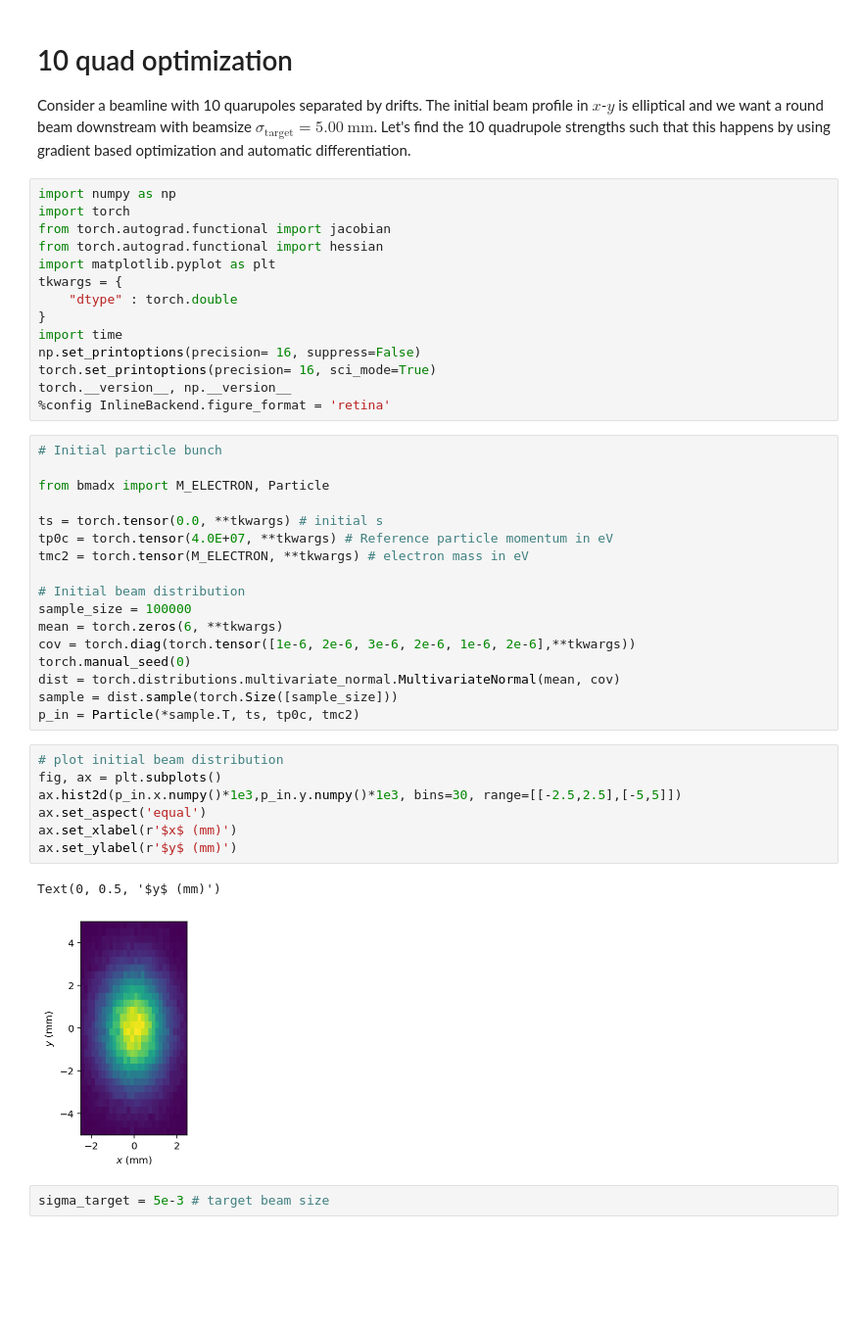
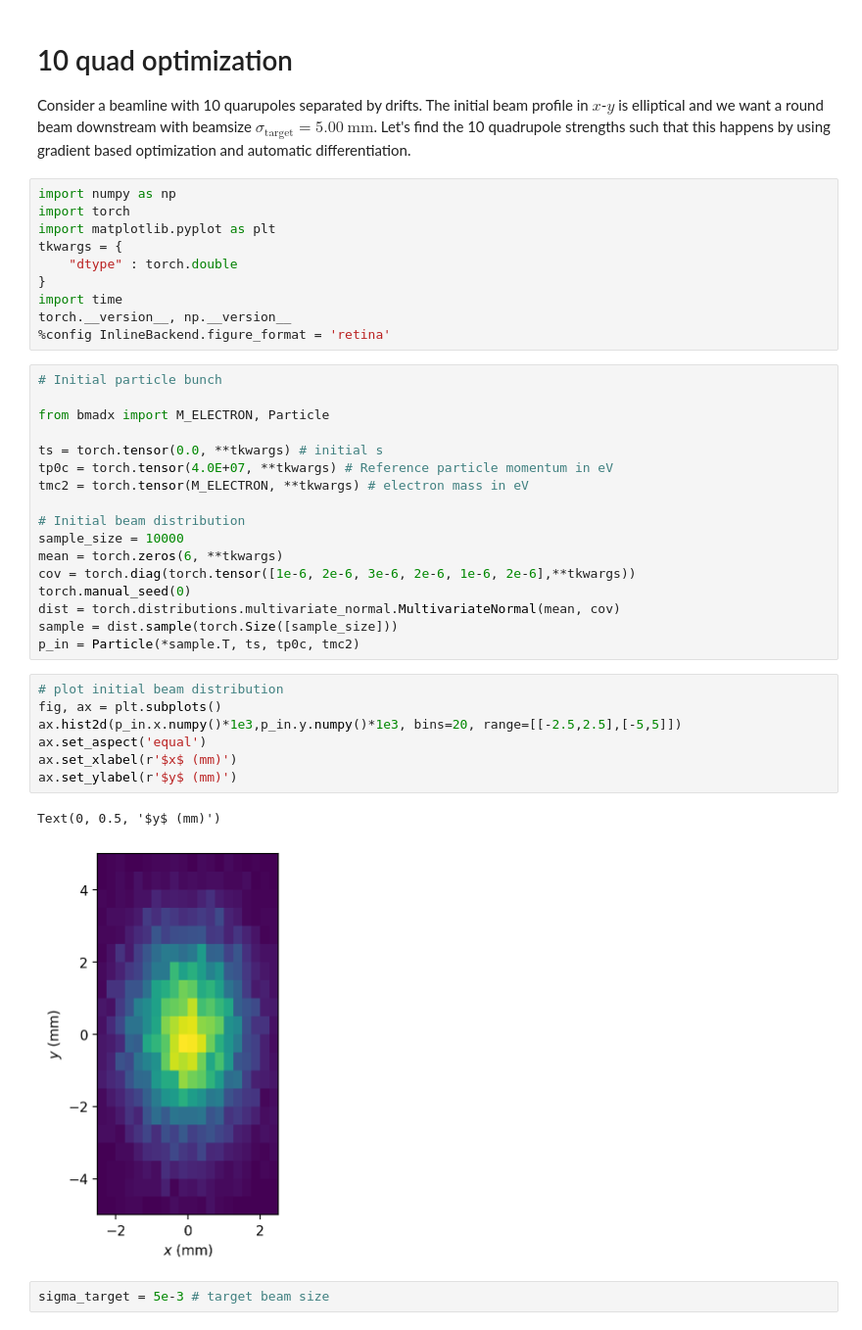
Before and after one commit to bmad-sim/Bmad-X, a Jupyter notebook: docs/examples/optimization/10-quad-optimization.ipynb, the cells around one changed output. Shown at 98% size. Cells and saved outputs as stored; diff of their text form; blank space fills up the shorter version.

```diff
--- a/docs/examples/optimization/10-quad-optimization.ipynb
+++ b/docs/examples/optimization/10-quad-optimization.ipynb
@@ -5,15 +5,11 @@ Consider a beamline with 10 quarupoles separated by drifts. The initial beam pro
 # %%
 import numpy as np
 import torch
-from torch.autograd.functional import jacobian
-from torch.autograd.functional import hessian
 import matplotlib.pyplot as plt
 tkwargs = {
     "dtype" : torch.double
 }
 import time
-np.set_printoptions(precision= 16, suppress=False)
-torch.set_printoptions(precision= 16, sci_mode=True)
 torch.__version__, np.__version__
 %config InlineBackend.figure_format = 'retina'
 # %%
@@ -26,7 +22,7 @@ tp0c = torch.tensor(4.0E+07, **tkwargs) # Reference particle momentum in eV
 tmc2 = torch.tensor(M_ELECTRON, **tkwargs) # electron mass in eV
 
 # Initial beam distribution
-sample_size = 100000
+sample_size = 10000
 mean = torch.zeros(6, **tkwargs)
 cov = torch.diag(torch.tensor([1e-6, 2e-6, 3e-6, 2e-6, 1e-6, 2e-6],**tkwargs))
 torch.manual_seed(0)
@@ -36,13 +32,13 @@ p_in = Particle(*sample.T, ts, tp0c, tmc2)
 # %%
 # plot initial beam distribution
 fig, ax = plt.subplots()
-ax.hist2d(p_in.x.numpy()*1e3,p_in.y.numpy()*1e3, bins=30, range=[[-2.5,2.5],[-5,5]])
+ax.hist2d(p_in.x.numpy()*1e3,p_in.y.numpy()*1e3, bins=20, range=[[-2.5,2.5],[-5,5]])
 ax.set_aspect('equal')
 ax.set_xlabel(r'$x$ (mm)')
 ax.set_ylabel(r'$y$ (mm)')
 # %% [output]
 Text(0, 0.5, '$y$ (mm)')
-[figure, old version]
+[figure, new version]
 # %%
 sigma_target = 5e-3 # target beam size
 # %% [markdown]
```
Also changed, not shown: parts of 18 cells of this notebook, 7 other files.
